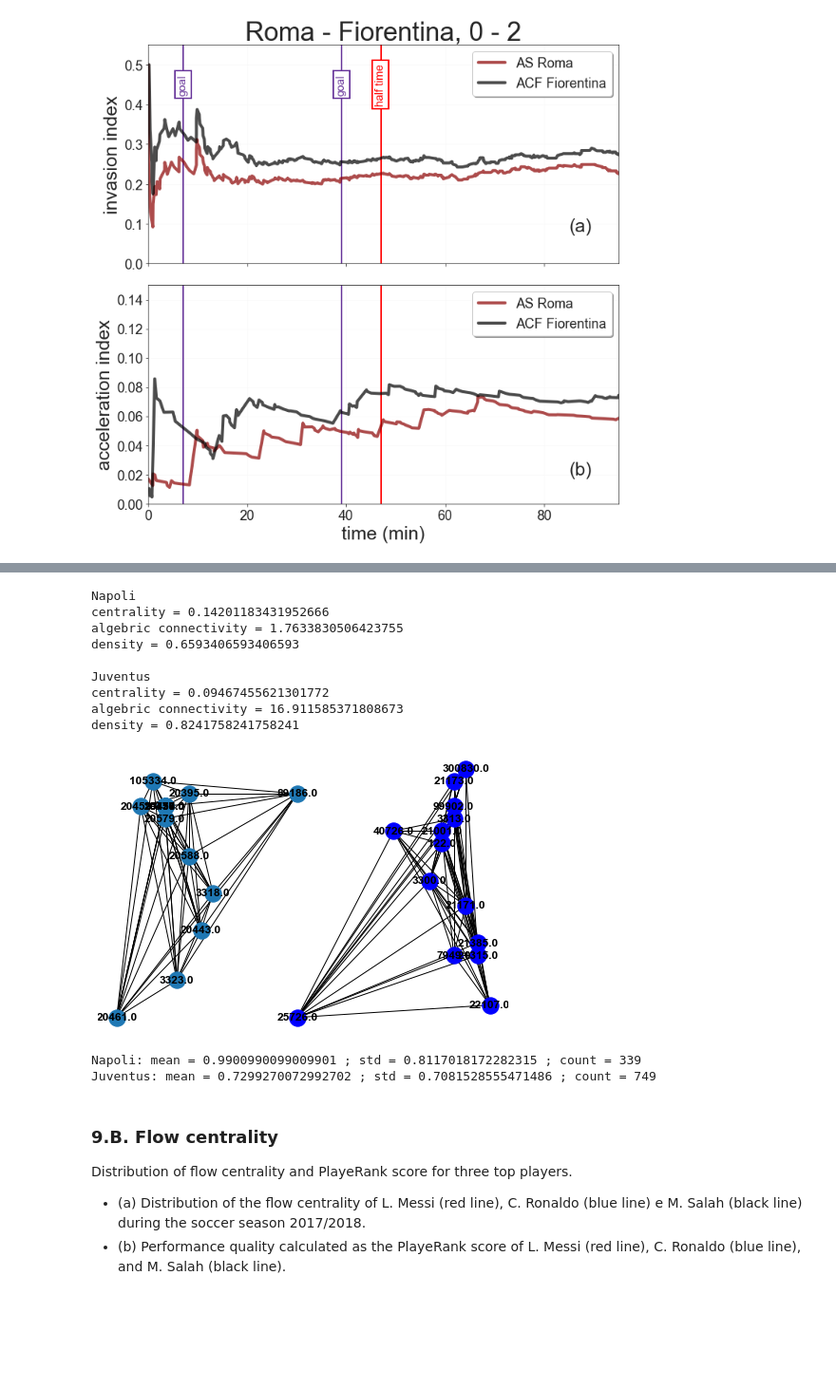
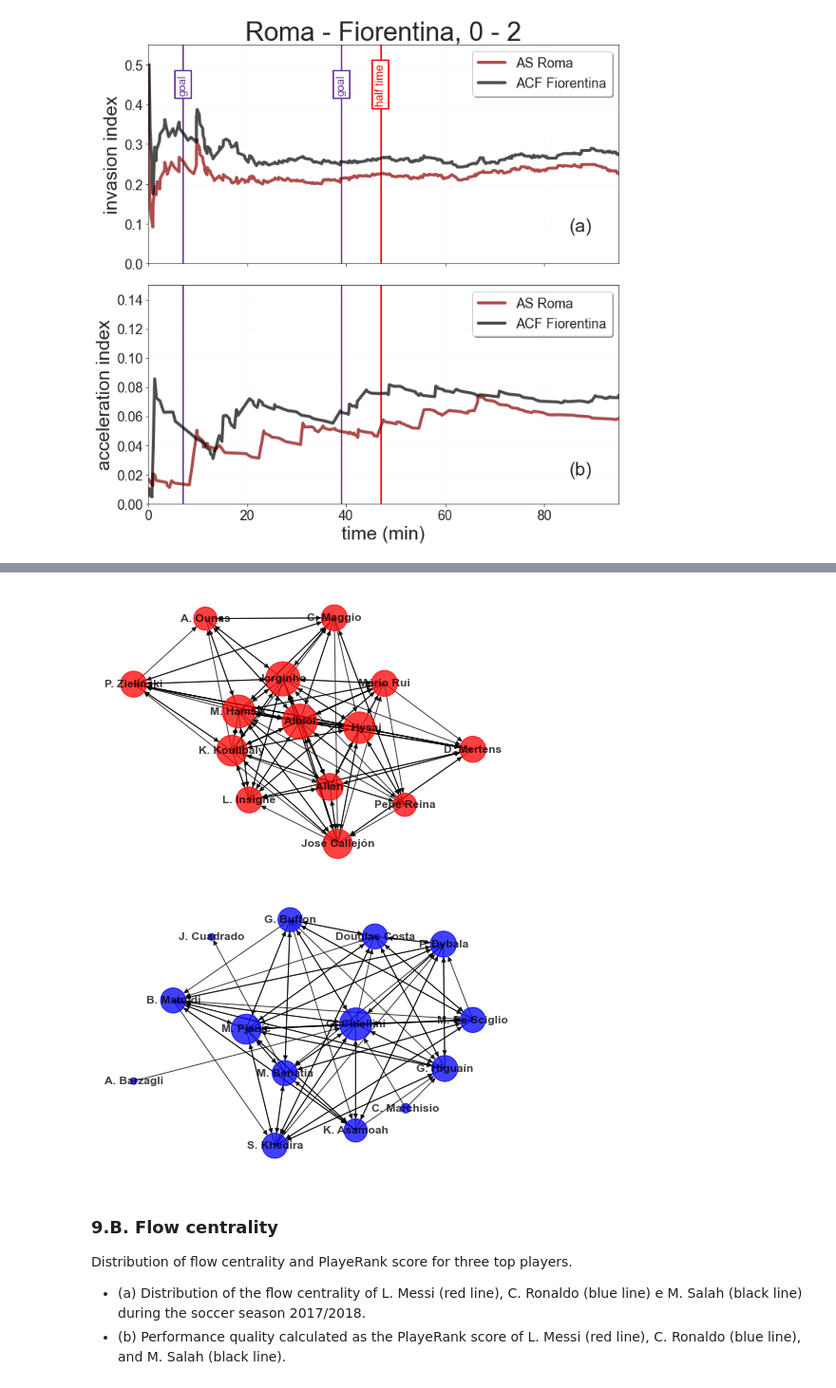
Before and after one commit to jonpappalord/soccer_logs_exploration, a Jupyter notebook: Code_plot.ipynb, the cells around one changed output, grey strips where cells are left out. Shown at 95% size. Cells and saved outputs as stored; diff of their text form; code cells hidden in the pictures; blank space fills up the shorter version.

Commit message:
added flow centrality correct

```diff
--- a/Code_plot.ipynb
+++ b/Code_plot.ipynb
@@ -731,44 +674,27 @@ df_team1_count, df_team2_count, pos, team_names = get_passing_networks('Italy')
-# %%
-pos1, pos2 = pos
-team1_name, team2_name = team_names
-G = nx.Graph()
-for i,row in df_team1_count.iterrows():
-    G.add_edge(row['sender'], row['receiver'],weight=row['Time'])
-#nx.draw_networkx_nodes(G, pos1, node_color = 'red', alpha=0.8)
-#nx.draw_networkx_edges(G, pos1, color='grey', alpha=0.2)
-nx.draw(G, pos1, with_labels=True, font_weight='bold')
-print (team1_name)
-print ('centrality =', nx.global_reaching_centrality(G))
-print ('algebric connectivity =', nx.algebraic_connectivity(G))
-print ('density =', nx.density(G))
-print ('')
-
-G = nx.Graph()
-for i,row in df_team2_count.iterrows():
-    G.add_edge(row['sender'],row['receiver'],weight=row['Time'])
-nx.draw(G, pos2, node_color='b', with_labels=True, font_weight='bold')
-print (team2_name)
-print ('centrality =', nx.global_reaching_centrality(G))
-print ('algebric connectivity =', nx.algebraic_connectivity(G))
-print ('density =', nx.density(G))
-
-plt.show()
-
-print ('%s: mean ='%team1_name, df_team1_count.Time.mean()/df_team1_count.Time.sum()*100, '; std =', df_team1_count.Time.std()/df_team1_count.Time.sum()*100, '; count =', df_team1_count.Time.sum())
-print ('%s: mean ='%team2_name, df_team2_count.Time.mean()/df_team2_count.Time.sum()*100, '; std =', df_team2_count.Time.std()/df_team2_count.Time.sum()*100, '; count =', df_team2_count.Time.sum())
-# %% [output]
-Napoli
-centrality = 0.14201183431952666
-algebric connectivity = 1.7633830506423755
-density = 0.6593406593406593
-
-Juventus
-centrality = 0.09467455621301772
-algebric connectivity = 16.911585371808673
-density = 0.8241758241758241
-[figure, removed]
-Napoli: mean = 0.9900990099009901 ; std = 0.8117018172282315 ; count = 339
-Juventus: mean = 0.7299270072992702 ; std = 0.7081528555471486 ; count = 749
+# %%
+def plot_passing_networks(G1, G2):
+    pos1 = nx.spring_layout(G1, 4)
+    pos2 = nx.spring_layout(G2, 4)
+    nome2degree = dict(G1.degree)
+    nx.draw(G1, pos=pos1, nodelist=list(nome2degree.keys()),
+            node_size=[deg * 50 for deg in nome2degree.values()],
+            node_color='red', edge_color='black',
+            with_labels=True, font_weight='bold', alpha=0.75)
+    plt.show()
+
+    nome2degree = dict(G2.degree)
+    nx.draw(G2, pos=pos2, nodelist=list(nome2degree.keys()),
+            node_size=[deg * 50 for deg in nome2degree.values()],
+            node_color='blue', edge_color='black',
+            with_labels=True, font_weight='bold', alpha=0.75)
+    plt.show()
+# %%
+G1, G2 = get_passing_networks('Italy', match_Id=2576105)
+# %%
+plot_passing_networks(G1, G2)
+# %% [output]
+[figure, added]
+[figure, added]
 # %% [markdown]
 ### 9.B. <a id='flow_centrality'>Flow centrality</a>
 
```
Also changed, not shown: parts of 13 cells of this notebook.
